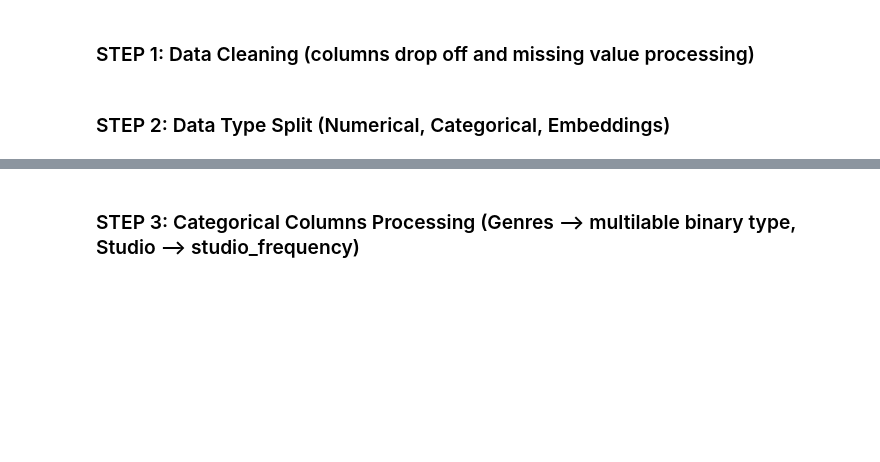
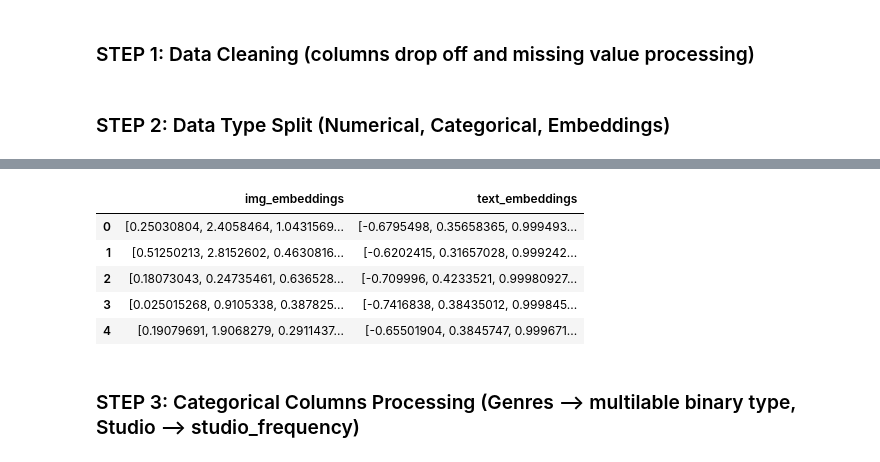
Before and after one commit to Siqi-Hu/LELEC2870-project, a Jupyter notebook: scripts/main.ipynb, the cells around one changed output, grey strips where cells are left out. Cells and saved outputs as stored; diff of their text form; code cells hidden in the pictures; blank space fills up the shorter version.

```diff
--- a/scripts/main.ipynb
+++ b/scripts/main.ipynb
@@ -97,3 +115,12 @@ df_num
+# %%
+df_emb.head()
+# %% [output]
+|  | img_embeddings | text_embeddings |
+| 0 | [0.25030804, 2.4058464, 1.0431569... | [-0.6795498, 0.35658365, 0.999493... |
+| 1 | [0.51250213, 2.8152602, 0.4630816... | [-0.6202415, 0.31657028, 0.999242... |
+| 2 | [0.18073043, 0.24735461, 0.636528... | [-0.709996, 0.4233521, 0.99980927... |
+| 3 | [0.025015268, 0.9105338, 0.387825... | [-0.7416838, 0.38435012, 0.999845... |
+| 4 | [0.19079691, 1.9068279, 0.2911437... | [-0.65501904, 0.3845747, 0.999671... |
 # %% [markdown]
 ### STEP 3: Categorical Columns Processing (Genres --> multilable binary type, Studio --> studio_frequency)
 # %%
```
Also changed, not shown: parts of 3 cells of this notebook, 1 other file.
